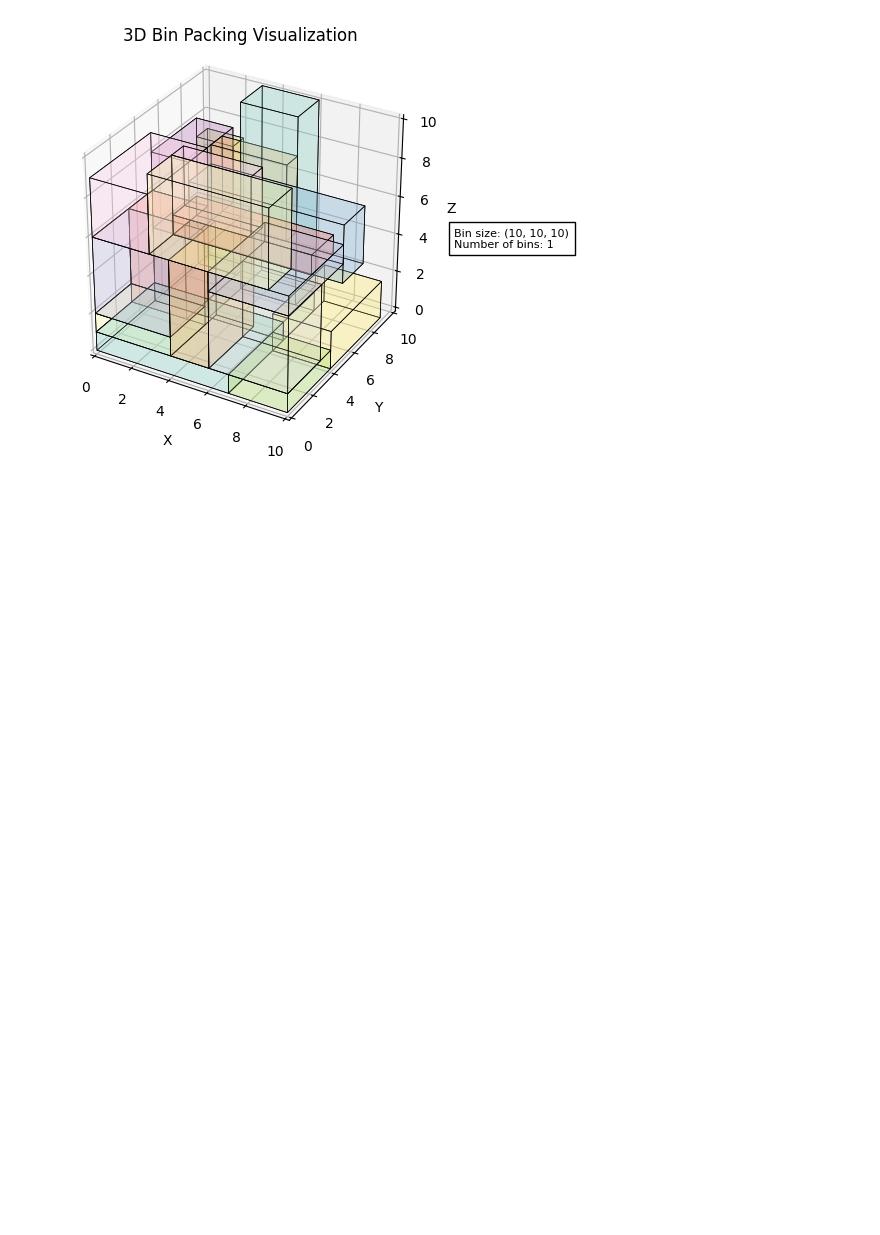
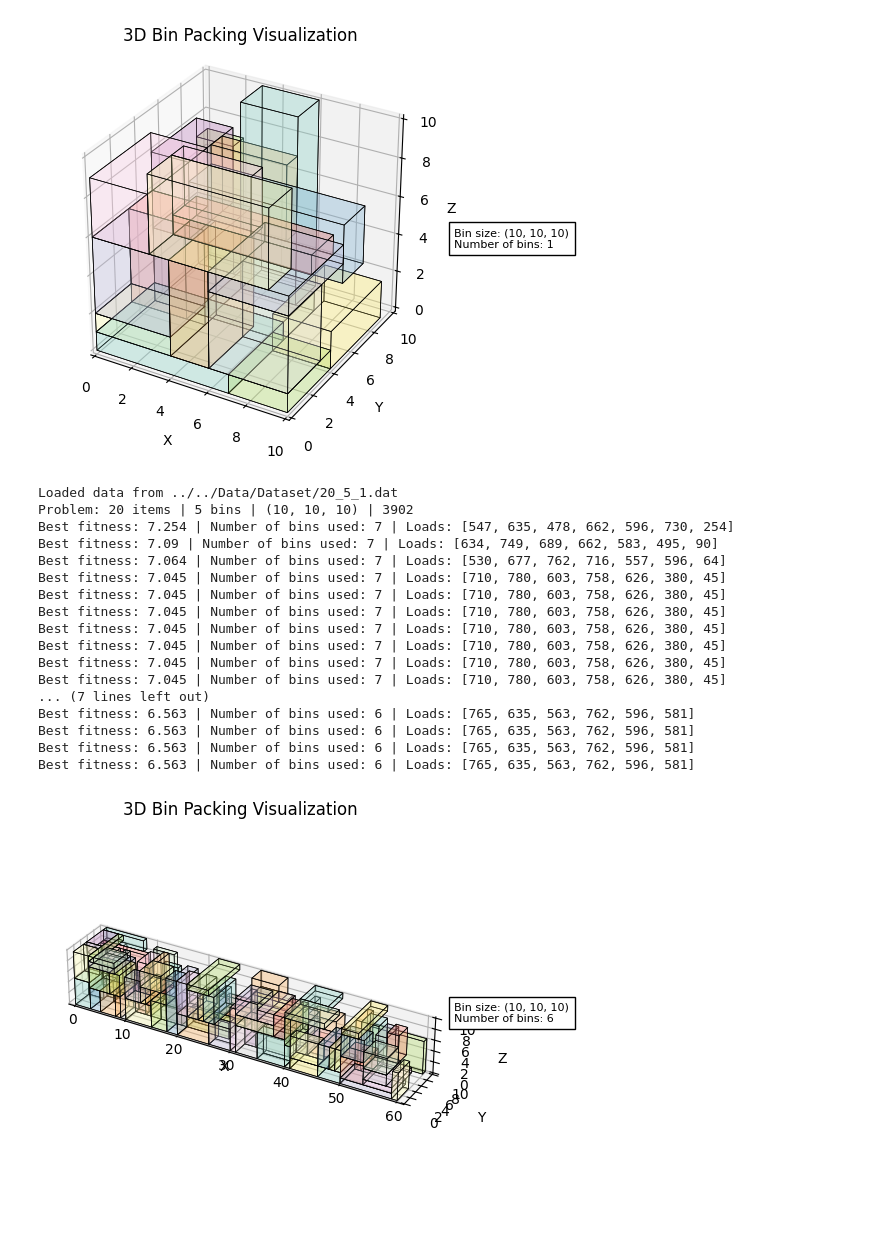
Before and after one commit to BPPTeam-MSOLab/Bin-Packing-Problem, a Jupyter notebook: algorithms/genetic_algorithm/solver.ipynb, the cells around one changed output. Drawn from its saved outputs; the diff is of its cells as text; code cells hidden in the pictures; blank space fills up the shorter version.

```diff
--- a/algorithms/genetic_algorithm/solver.ipynb
+++ b/algorithms/genetic_algorithm/solver.ipynb
@@ -2,7 +2,7 @@
 from optimizer import *
 from problem import *
 # %%
-def solve(path, seed=10, n_individuals=100, n_elites=10, n_generations=11, p_crossover=0.5, p_mutation=0.3):
+def solve(path, seed=10, n_individuals=100, n_elites=10, n_generations=11, p_crossover=0.5, p_mutation=0.3, **kwargs):
 	np.random.seed(seed)
 	problem = Problem(path)
 	objective_function = partial(evaluate, problem=problem)
@@ -15,8 +15,11 @@ def solve(path, seed=10, n_individuals=100, n_elites=10, n_generations=11, p_cro
 				  p_mutation=p_mutation,
 				  problem=problem,
 				  verbose=True)
-	Optimizer(frequency=10, use_tqdm=True).optimize()
+	frequency = kwargs.get('frequency', 10)
+	use_tqdm = kwargs.get('use_tqdm', True)
+	Optimizer(frequency=frequency, use_tqdm=use_tqdm).optimize()
 	problem.visualize()
+	Configuration().reset()
 # %%
 solve('../../Data/Dataset/20_1_1.dat', 0)
 # %% [output]
@@ -25,3 +28,24 @@ Problem: 20 items | 1 bins | (10, 10, 10) | 624
 Best fitness: 2.06 | Number of bins used: 2 | Loads: [564, 60]
 Best fitness: 1.624 | Number of bins used: 1 | Loads: [624]
 [figure]
+# %%
+solve('../../Data/Dataset/20_5_1.dat', 0, 100, 10, 1001, 0.5, 0.3, frequency=50, use_tqdm=False)
+# %% [output]
+Loaded data from ../../Data/Dataset/20_5_1.dat
+Problem: 20 items | 5 bins | (10, 10, 10) | 3902
+Best fitness: 7.254 | Number of bins used: 7 | Loads: [547, 635, 478, 662, 596, 730, 254]
+Best fitness: 7.09 | Number of bins used: 7 | Loads: [634, 749, 689, 662, 583, 495, 90]
+Best fitness: 7.064 | Number of bins used: 7 | Loads: [530, 677, 762, 716, 557, 596, 64]
+Best fitness: 7.045 | Number of bins used: 7 | Loads: [710, 780, 603, 758, 626, 380, 45]
+Best fitness: 7.045 | Number of bins used: 7 | Loads: [710, 780, 603, 758, 626, 380, 45]
+Best fitness: 7.045 | Number of bins used: 7 | Loads: [710, 780, 603, 758, 626, 380, 45]
+Best fitness: 7.045 | Number of bins used: 7 | Loads: [710, 780, 603, 758, 626, 380, 45]
+Best fitness: 7.045 | Number of bins used: 7 | Loads: [710, 780, 603, 758, 626, 380, 45]
+Best fitness: 7.045 | Number of bins used: 7 | Loads: [710, 780, 603, 758, 626, 380, 45]
+Best fitness: 7.045 | Number of bins used: 7 | Loads: [710, 780, 603, 758, 626, 380, 45]
+... (7 lines left out)
+Best fitness: 6.563 | Number of bins used: 6 | Loads: [765, 635, 563, 762, 596, 581]
+Best fitness: 6.563 | Number of bins used: 6 | Loads: [765, 635, 563, 762, 596, 581]
+Best fitness: 6.563 | Number of bins used: 6 | Loads: [765, 635, 563, 762, 596, 581]
+Best fitness: 6.563 | Number of bins used: 6 | Loads: [765, 635, 563, 762, 596, 581]
+[figure, added]
```
Also changed, not shown: 1 other file.
